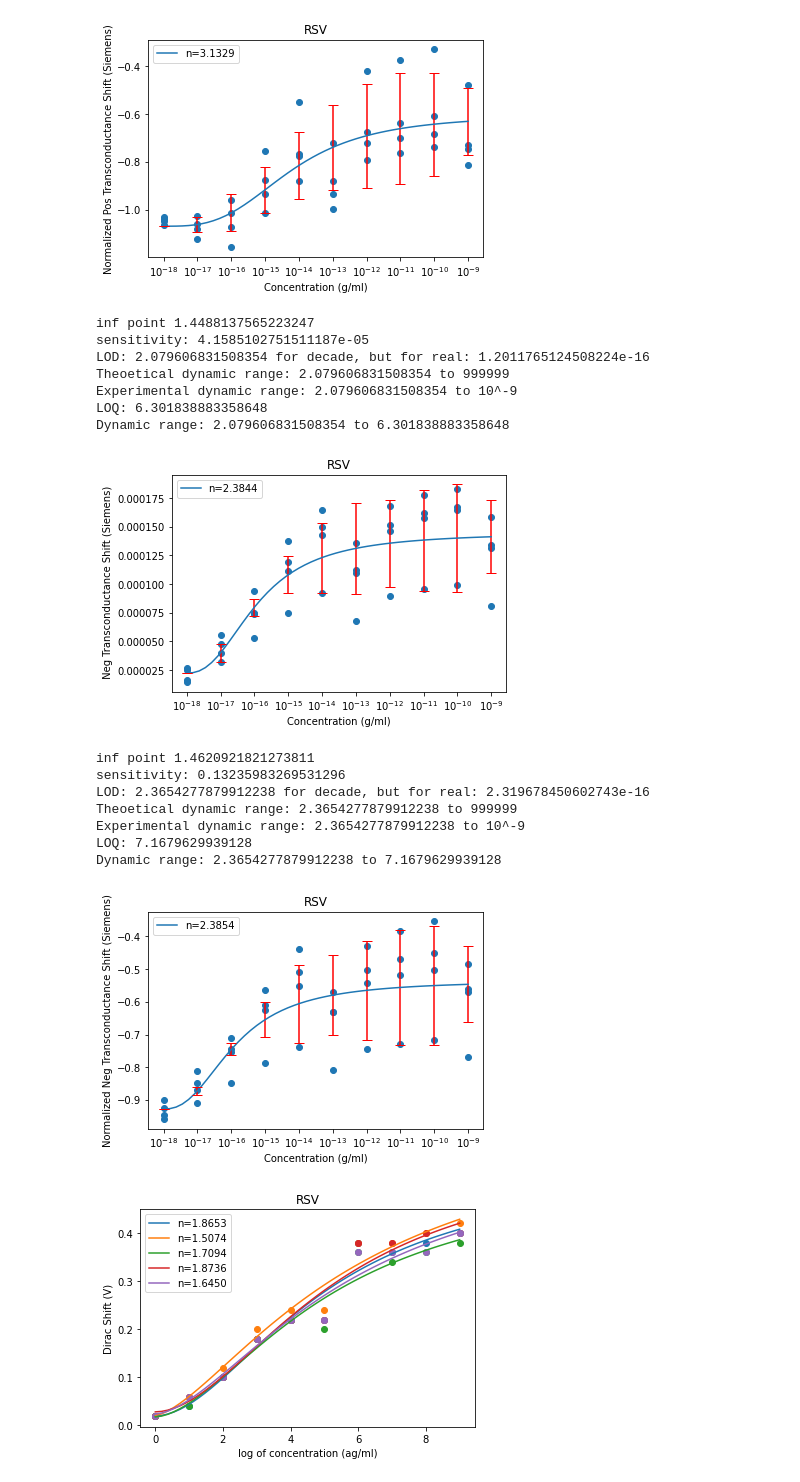
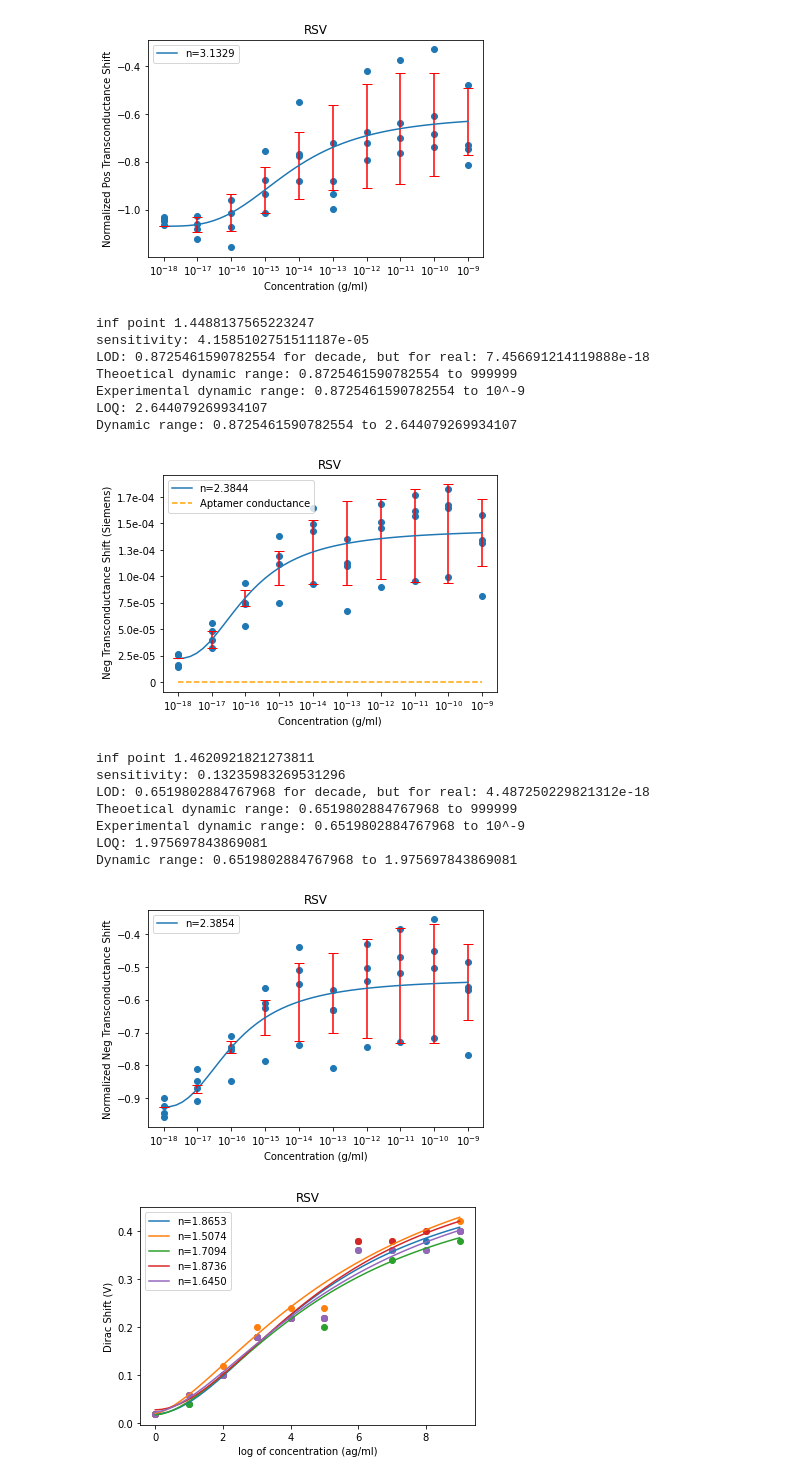
Before and after one commit to jlupoiii/GFET-covid-flu, a Jupyter notebook: main.ipynb, the cells around one changed output. Drawn from its saved outputs; the diff is of its cells as text; code cells hidden in the pictures.

```diff
--- a/main.ipynb
+++ b/main.ipynb
@@ -7,6 +7,10 @@ import matplotlib.pyplot as plt
 from scipy.optimize import curve_fit
 import math
 import random
+from matplotlib.ticker import ScalarFormatter
+from matplotlib.ticker import FuncFormatter
+
+
 
 
 class Dataset():
@@ -215,18 +219,21 @@ class Dataset():
         concentrations_list = np.repeat(range(self.num_concs), self.num_devices)
         data_array_flattened = data_array_2D.flatten()
         hill_coeffs, c = curve_fit(hill_function, concentrations_list, data_array_flattened)
-        # std_devs = [np.std(data_array_flattened[i*self.num_devices:i*(self.num_devices+1)]) for i in range(self.num_concs)]
-
+        std_devs = [np.std(data_array_flattened[i*self.num_devices:i*(self.num_devices+1)]) for i in range(self.num_concs)]
         std_devs = []
         for i in range(self.num_concs):
             mu = hill_function(i, *hill_coeffs)
             val = np.sqrt(1/self.num_devices * sum([(mu - x_j)**2 for x_j in data_array_flattened[i*self.num_devices:i*(self.num_devices+1)]]))
             std_devs.append(val)
+        # std_dev = np.mean(std_devs)
 
         inf_point_x = inflection_point_hill_function(*hill_coeffs)
         slope = derivative_hill_function(inf_point_x, *hill_coeffs)
         print('inf point', inf_point_x)
-        std_dev = np.mean(std_devs)
+
+        conc_to_take_std_dev = 3
+        std_dev = np.std(data_array_flattened[conc_to_take_std_dev*self.num_devices:conc_to_take_std_dev*(self.num_devices+1)])
+
         LOD = 3.3 * std_dev / slope
         LOQ = 10 * std_dev / slope
         print(f'sensitivity: {slope}') # :.4f}')
@@ -276,6 +283,9 @@ def inflection_point_hill_function(A, K, n, b):
 
 # def inverse_hill_function(y, A, K, n, b):
 #     return np.power(((y - b) * K**n) / (A - (y - b)), 1/n)
+
+def format_with_e(x, pos):
+    return f'{x:.1e}' if not x==0 else 0
 # %%
 # for RSV, well 3
 
@@ -302,6 +312,7 @@ plt.scatter(concs, dirac, marker='o')
 X_fit = np.linspace(min(concs), max(concs), 50)
 Y_fit = hill_function(X_fit, *dirac_coeffs)
 plt.plot(X_fit, Y_fit, label=f'n={dirac_coeffs[2]:.4f}')
+plt.plot([0,9], [0,0], color='orange', linestyle='--', label='Aptamer voltage')
 plt.legend()
 plt.title('RSV')
 plt.xlabel("Concentration (g/ml)")
@@ -321,7 +332,7 @@ plt.plot(X_fit, Y_fit, label=f'n={dirac_coeffs[2]:.4f}')
 plt.legend()
 plt.title('RSV')
 plt.xlabel("Concentration (g/ml)")
-plt.ylabel(" Normalized Dirac Shift (V)")
+plt.ylabel(" Normalized Dirac Shift")
 plt.errorbar(range(dataset.num_concs), hill_function(range(dataset.num_concs), *dirac_coeffs), yerr=std_devs, ecolor='red', fmt='None', capsize=5)
 x_labels = [f"$10^{{{i}}}$" for i in np.array(range(dataset.num_concs))-18]
 plt.xticks(range(dataset.num_concs), x_labels)
@@ -335,7 +346,9 @@ plt.scatter(concs, pos_transc_conduc, marker='o')
 X_fit = np.linspace(min(concs), max(concs), 50)
 Y_fit = hill_function(X_fit, *pos_transc_conduc_coeffs)
 plt.plot(X_fit, Y_fit, label=f'n={pos_transc_conduc_coeffs[2]:.4f}')
+plt.plot([0,9], [0,0], color='orange', linestyle='--', label='Aptamer conductance')
 plt.legend()
+plt.gca().yaxis.set_major_formatter(FuncFormatter(format_with_e))
 plt.title('RSV')
 plt.xlabel("Concentration (g/ml)")
 plt.ylabel(" Pos Transconductance Shift (Siemens)")
@@ -353,7 +366,7 @@ plt.plot(X_fit, Y_fit, label=f'n={pos_transc_conduc_coeffs[2]:.4f}')
 plt.legend()
 plt.title('RSV')
 plt.xlabel("Concentration (g/ml)")
-plt.ylabel("Normalized Pos Transconductance Shift (Siemens)")
+plt.ylabel("Normalized Pos Transconductance Shift")
 plt.errorbar(range(dataset.num_concs), hill_function(range(dataset.num_concs), *pos_transc_conduc_coeffs), yerr=std_devs, ecolor='red', fmt='None', capsize=5)
 x_labels = [f"$10^{{{i}}}$" for i in np.array(range(dataset.num_concs))-18]
 plt.xticks(range(dataset.num_concs), x_labels)
@@ -366,7 +379,9 @@ plt.scatter(concs, neg_transc_conduc, marker='o')
 X_fit = np.linspace(min(concs), max(concs), 50)
 Y_fit = hill_function(X_fit, *neg_transc_conduc_coeffs)
 plt.plot(X_fit, Y_fit, label=f'n={neg_transc_conduc_coeffs[2]:.4f}')
+plt.plot([0,9], [0,0], color='orange', linestyle='--', label='Aptamer conductance')
 plt.legend()
+plt.gca().yaxis.set_major_formatter(FuncFormatter(format_with_e))
 plt.title('RSV')
 plt.xlabel("Concentration (g/ml)")
 plt.ylabel(" Neg Transconductance Shift (Siemens)")
@@ -384,7 +399,7 @@ plt.plot(X_fit, Y_fit, label=f'n={neg_transc_conduc_coeffs[2]:.4f}')
 plt.legend()
 plt.title('RSV')
 plt.xlabel("Concentration (g/ml)")
-plt.ylabel("Normalized Neg Transconductance Shift (Siemens)")
+plt.ylabel("Normalized Neg Transconductance Shift")
 plt.errorbar(range(dataset.num_concs), hill_function(range(dataset.num_concs), *neg_transc_conduc_coeffs), yerr=std_devs, ecolor='red', fmt='None', capsize=5)
 x_labels = [f"$10^{{{i}}}$" for i in np.array(range(dataset.num_concs))-18]
 plt.xticks(range(dataset.num_concs), x_labels)
@@ -425,20 +440,20 @@ Dynamic range: 4.076466480694528 to 12.352928729377357
-[figure, old version]
+[figure, new version]
 inf point 1.4488137565223247
 sensitivity: 4.1585102751511187e-05
-LOD: 2.079606831508354 for decade, but for real: 1.2011765124508224e-16
-Theoetical dynamic range: 2.079606831508354 to 999999
-Experimental dynamic range: 2.079606831508354 to 10^-9
-LOQ: 6.301838883358648
-Dynamic range: 2.079606831508354 to 6.301838883358648
+LOD: 0.8725461590782554 for decade, but for real: 7.456691214119888e-18
+Theoetical dynamic range: 0.8725461590782554 to 999999
+Experimental dynamic range: 0.8725461590782554 to 10^-9
+LOQ: 2.644079269934107
+Dynamic range: 0.8725461590782554 to 2.644079269934107
-[figure, old version]
+[figure, new version]
 inf point 1.4620921821273811
 sensitivity: 0.13235983269531296
-LOD: 2.3654277879912238 for decade, but for real: 2.319678450602743e-16
-Theoetical dynamic range: 2.3654277879912238 to 999999
-Experimental dynamic range: 2.3654277879912238 to 10^-9
-LOQ: 7.1679629939128
-Dynamic range: 2.3654277879912238 to 7.1679629939128
+LOD: 0.6519802884767968 for decade, but for real: 4.487250229821312e-18
+Theoetical dynamic range: 0.6519802884767968 to 999999
+Experimental dynamic range: 0.6519802884767968 to 10^-9
+LOQ: 1.975697843869081
+Dynamic range: 0.6519802884767968 to 1.975697843869081
-[figure, old version]
+[figure, new version]
 # %%
 # dirac voltage shifts
 for i in range(dataset.num_devices):
```
Also changed, not shown: parts of 7 cells of this notebook.
